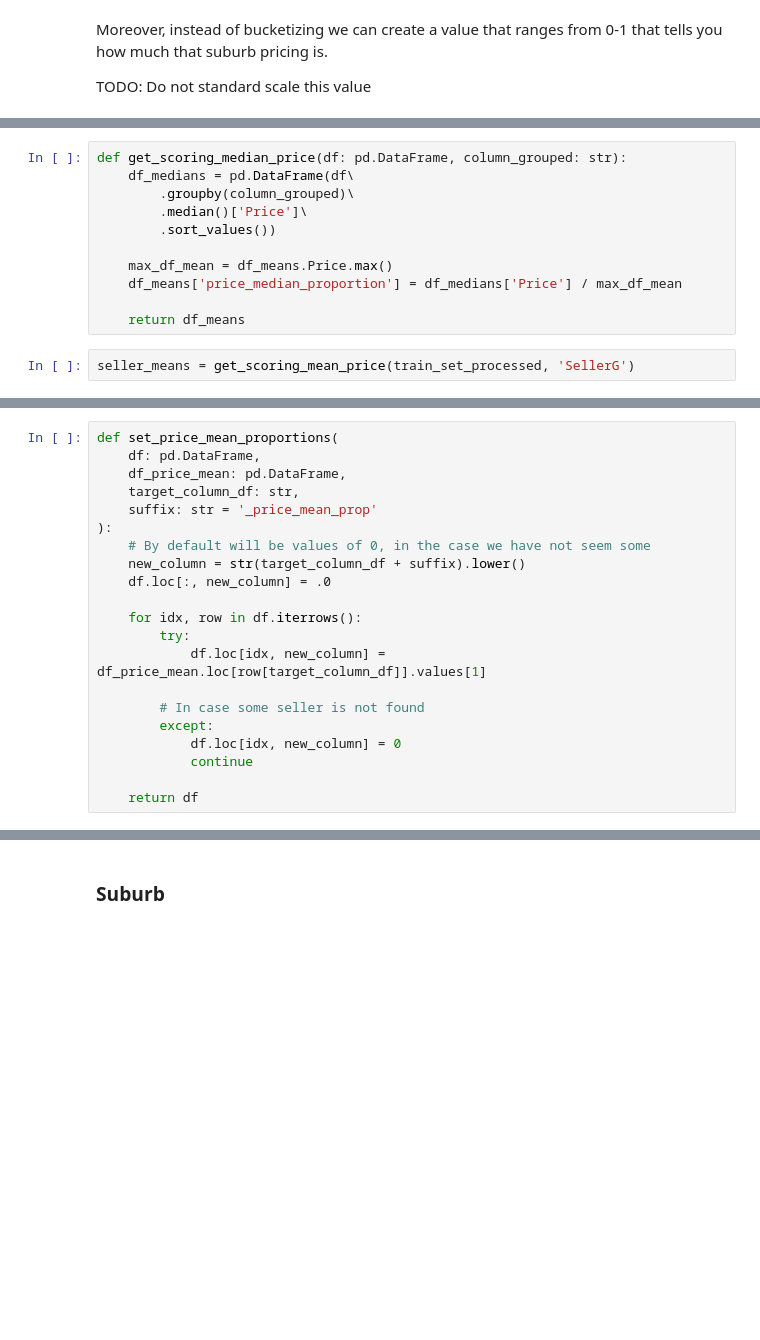
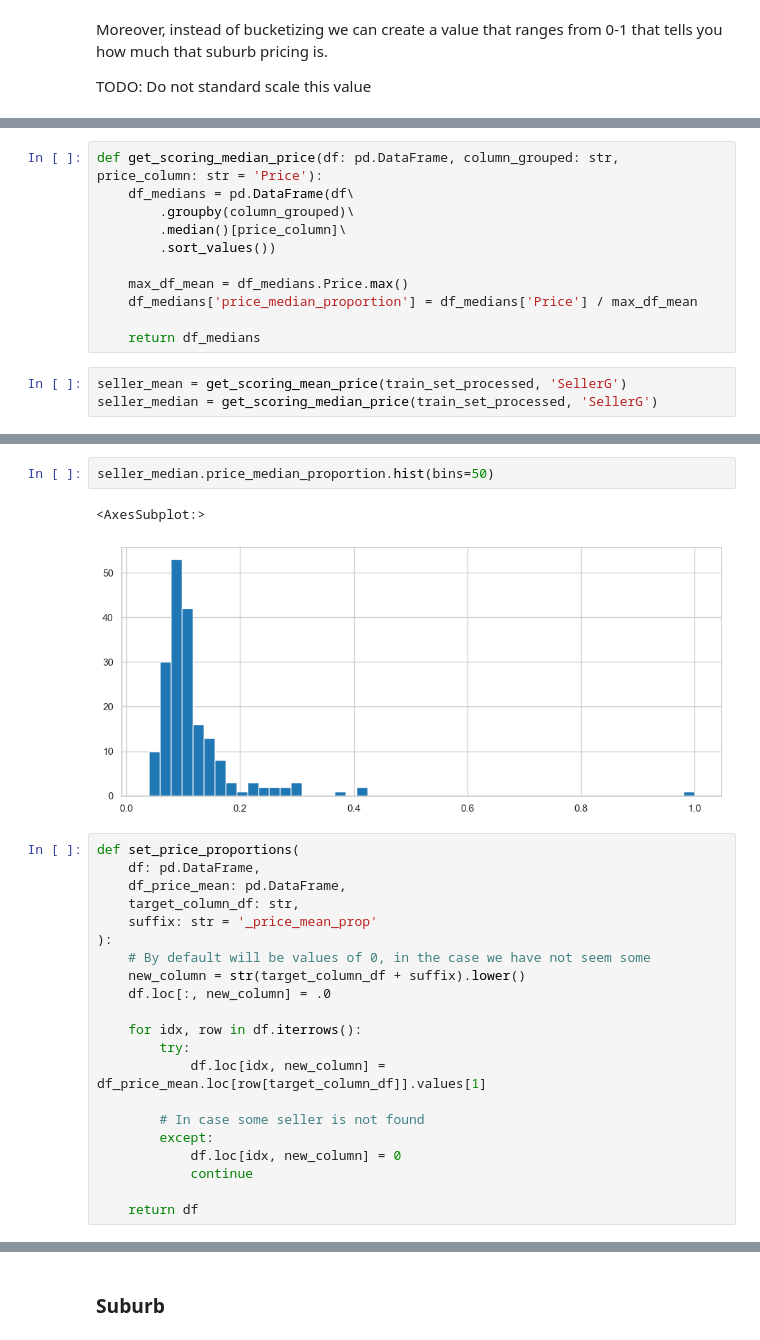
Before and after one commit to nil-andreu/machine-learning-posgrade, a Jupyter notebook: Project 2: Housing Price Prediction/House Pred.ipynb, the cells around one changed output, grey strips where cells are left out. Saved outputs shown, nothing was run; the diff lists cells and outputs as text; blank space fills up the shorter version.

Commit message:
[NEW] medians & logs

```diff
--- a/Project 2: Housing Price Prediction/House Pred.ipynb
+++ b/Project 2: Housing Price Prediction/House Pred.ipynb
@@ -960,16 +955,17 @@ def get_scoring_mean_price(df: pd.DataFrame, column_grouped: str, ):
 
     return df_means
 # %%
-def get_scoring_median_price(df: pd.DataFrame, column_grouped: str):
+def get_scoring_median_price(df: pd.DataFrame, column_grouped: str, price_column: str = 'Price'):
     df_medians = pd.DataFrame(df\
         .groupby(column_grouped)\
-        .median()['Price']\
+        .median()[price_column]\
         .sort_values())
 
-    max_df_mean = df_means.Price.max()
-    df_means['price_median_proportion'] = df_medians['Price'] / max_df_mean
+    max_df_mean = df_medians.Price.max()
+    df_medians['price_median_proportion'] = df_medians['Price'] / max_df_mean
 
-    return df_means
+    return df_medians
 # %%
-seller_means = get_scoring_mean_price(train_set_processed, 'SellerG')
+seller_mean = get_scoring_mean_price(train_set_processed, 'SellerG')
+seller_median = get_scoring_median_price(train_set_processed, 'SellerG')
 # %%
@@ -977,8 +973,13 @@ seller_means.price_mean_proportion.hist(bins=50)
 # %% [output]
 <AxesSubplot:>
 [figure]
+# %%
+seller_median.price_median_proportion.hist(bins=50)
+# %% [output]
+<AxesSubplot:>
+[figure, added]
 # %%
-def set_price_mean_proportions(
+def set_price_proportions(
     df: pd.DataFrame,
     df_price_mean: pd.DataFrame,
     target_column_df: str,
```
Also changed, not shown: parts of 63 cells of this notebook.
